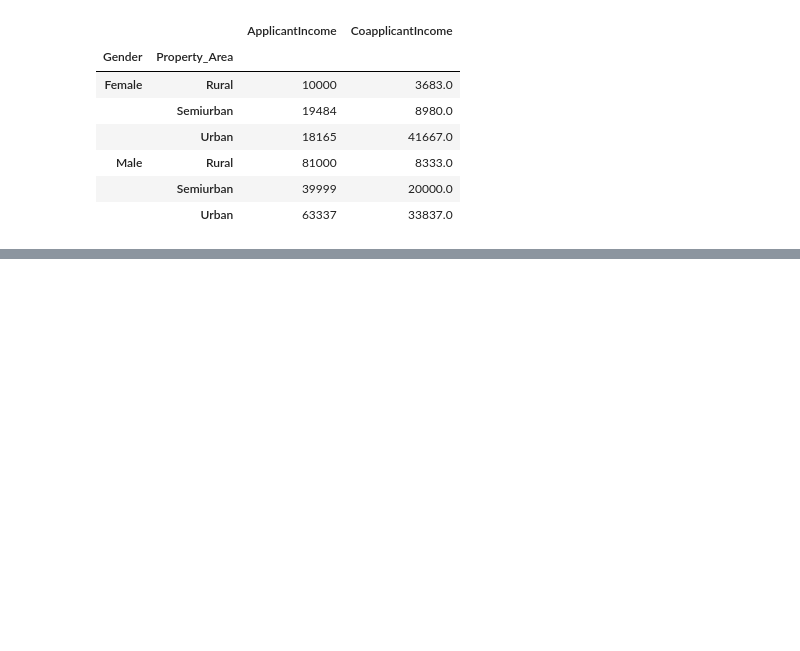
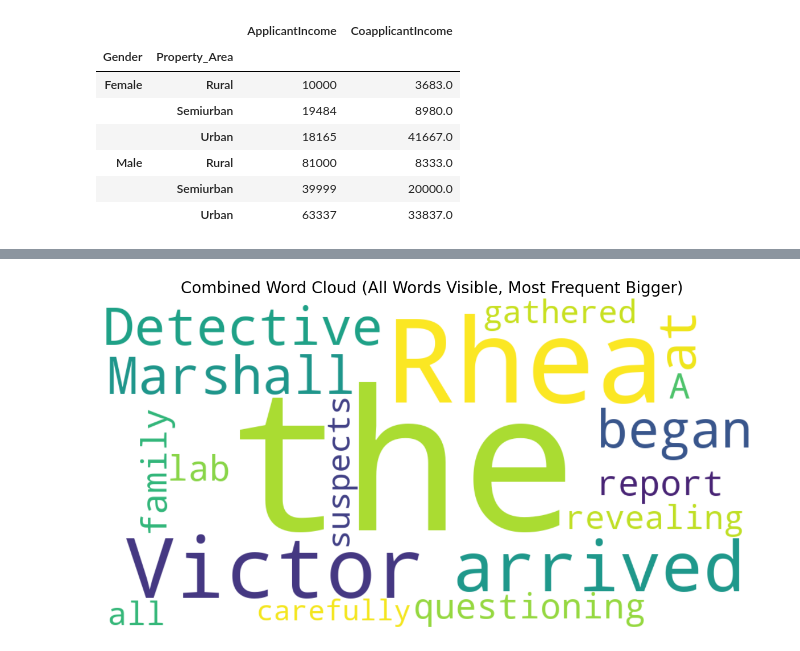
Before and after one commit to Masireddyvamshi/Exploratory_Data_Analysis, a Jupyter notebook: classNotes.ipynb, the cells around one changed output, grey strips where cells are left out. Drawn from its saved outputs; the diff is of its cells as text; code cells hidden in the pictures; blank space fills up the shorter version.

```diff
--- a/classNotes.ipynb
+++ b/classNotes.ipynb
@@ -121,0 +351,41 @@ df.groupby(["Gender","Property_Area"])[['ApplicantIncome','CoapplicantIncome']].
+# %%
+from wordcloud import WordCloud
+import matplotlib.pyplot as plt
+from collections import Counter
+
+# Chapter word counts
+chapter_1 = {'Detective': 1, 'Rhea': 3, 'Marshall': 1, 'arrived': 1, 'at': 1, 'the': 10}
+chapter_2 = {'Rhea': 2, 'began': 1, 'questioning': 1, 'Victor': 3, 'family': 1, 'the': 8}
+chapter_3 = {'A': 1, 'lab': 1, 'report': 1, 'arrived': 1, 'revealing': 1, 'the': 7}
+chapter_4 = {'Rhea': 2, 'gathered': 1, 'all': 1, 'the': 10, 'suspects': 1, 'carefully':1}
+
+# Combine all chapters
+all_chapters = [chapter_1, chapter_2, chapter_3, chapter_4]
+
+# Sum frequencies
+total_freq = Counter()
+for chapter in all_chapters:
+    total_freq.update(chapter)
+
+# Optional: scale down very frequent words to avoid tiny words disappearing
+max_freq = max(total_freq.values())
+scaled_freq = {word: freq/max_freq for word, freq in total_freq.items()}
+
+# Generate the word cloud
+wc = WordCloud(
+    width=1000,
+    height=500,
+    background_color='white',
+    max_words=200,
+    stopwords=None
+)
+wc.generate_from_frequencies(scaled_freq)
+
+# Display
+plt.figure(figsize=(15,8))
+plt.imshow(wc, interpolation='bilinear')
+plt.axis('off')
+plt.title('Combined Word Cloud (All Words Visible, Most Frequent Bigger)', fontsize=20)
+plt.show()
+# %% [output]
+[figure, added]
```
Also changed, not shown: parts of 23 cells of this notebook.
